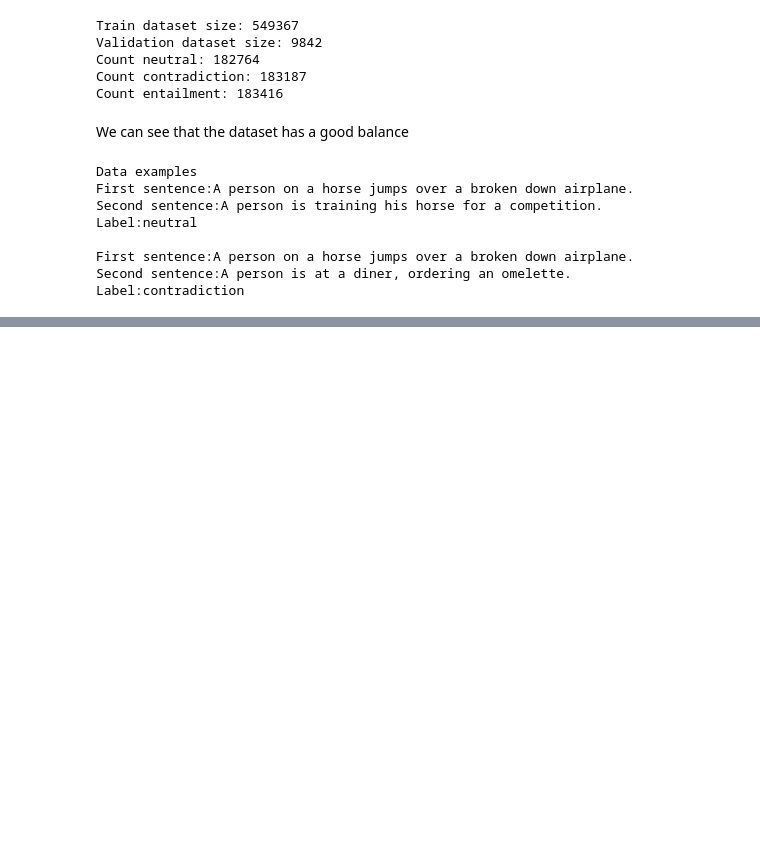
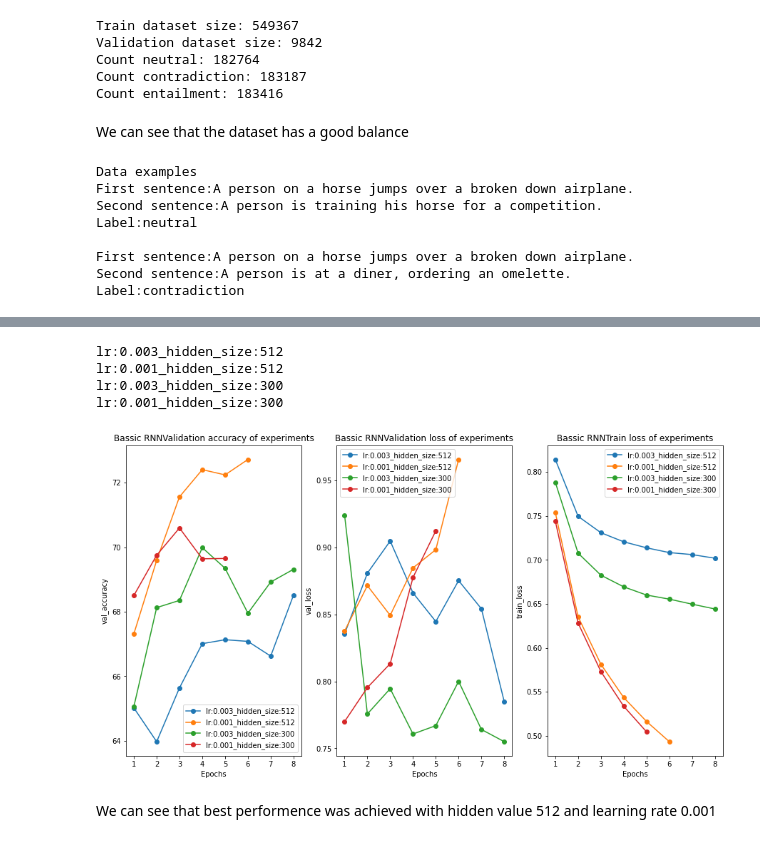
Before and after one commit to dgabsi/NLP_SLNI_PROJECT, a Jupyter notebook: SLNI_706project.ipynb, the cells around one changed output, grey strips where cells are left out. Cells and saved outputs as stored; diff of their text form; code cells hidden in the pictures; blank space fills up the shorter version.

```diff
--- a/SLNI_706project.ipynb
+++ b/SLNI_706project.ipynb
@@ -125,10 +142,10 @@ Label:contradiction
 # %%
 #This RNN configuration is constant
-print(params.RNN_CONFIG_CONSTANT_CONFIG)
+pprint.pprint(params.RNN_CONFIG_CONSTANT_CONFIG)
 
 #We will tune the following hyperparams possibilities
-RNN_CONFIG_LIST=[{'run_name': 'lr:0.003_embedding:glove','num_epochs':1, 'lr':0.003, 'embedding_type': 'glove', 'checkpoint': None},
-                 {'run_name': 'lr:0.001_embedding:glove','num_epochs':1, 'lr':0.001, 'embedding_type': 'glove', 'checkpoint': None},
-                 {'run_name': 'lr:0.003_embedding:None','num_epochs':1, 'lr':0.003, 'embedding_type': None, 'checkpoint': None},
-                 {'run_name': 'lr:0.001_embedding:None','num_epochs':1, 'lr':0.001, 'embedding_type': None, 'checkpoint': None}]
+RNN_CONFIG_LIST=[{'config_train':{'run_name': 'lr:0.003_hidden_size:512','num_epochs':8, 'checkpoint': None, 'config_optim':{'lr':0.003}},'config_network':{'hidden_size': 512}},
+                 {'config_train':{'run_name': 'lr:0.001_hidden_size:512','num_epochs':8, 'checkpoint': None, 'config_optim':{'lr':0.001}},'config_network':{'hidden_size': 512}},
+                 {'config_train':{'run_name': 'lr:0.003_hidden_size:300','num_epochs':8, 'checkpoint': None, 'config_optim':{'lr':0.003}},'config_network':{'hidden_size': 300}},
+                 {'config_train':{'run_name': 'lr:0.001_hidden_size:300','num_epochs':8, 'checkpoint': None, 'config_optim':{'lr':0.001}},'config_network':{'hidden_size': 300}}]
 # %% [output]
@@ -147,2 +178,12 @@ Step 7000/17168 Train running loss: 0.79
+# %%
+utils.plot_experiments(os.path.join(MODELS_DIR, 'Basic_rnn_hyperparams_search' + '.png'), BasicRNN_results_pd, title='Bassic RNN')
+# %% [output]
+lr:0.003_hidden_size:512
+lr:0.001_hidden_size:512
+lr:0.003_hidden_size:300
+lr:0.001_hidden_size:300
+[figure, added]
+# %% [markdown]
+We can see that best performence was achieved with hidden value 512 and learning rate 0.001
 # %%
 #Show results
```
Also changed, not shown: parts of 85 cells of this notebook, 10 other files.
